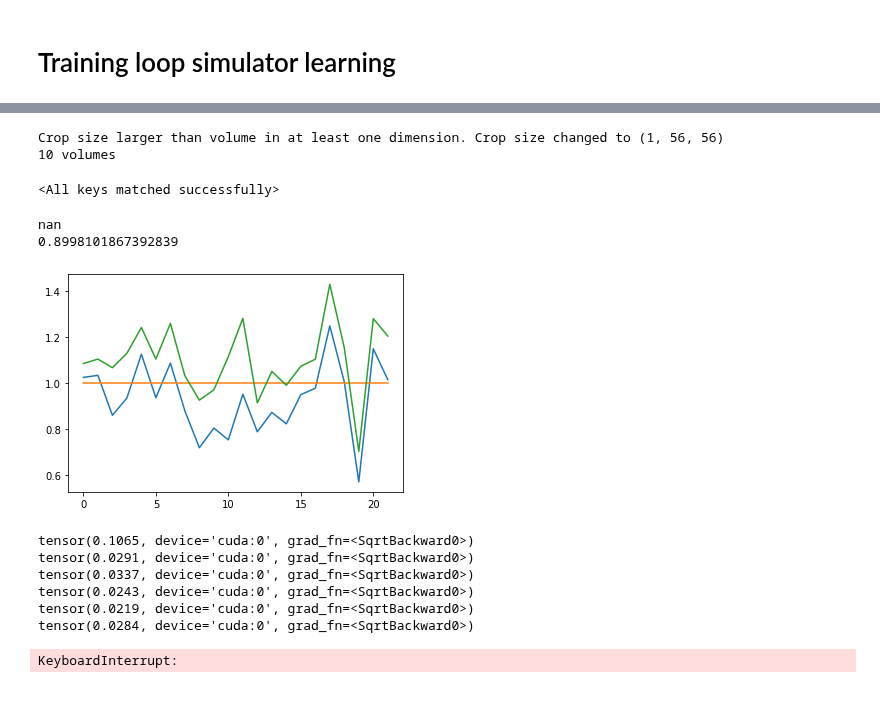
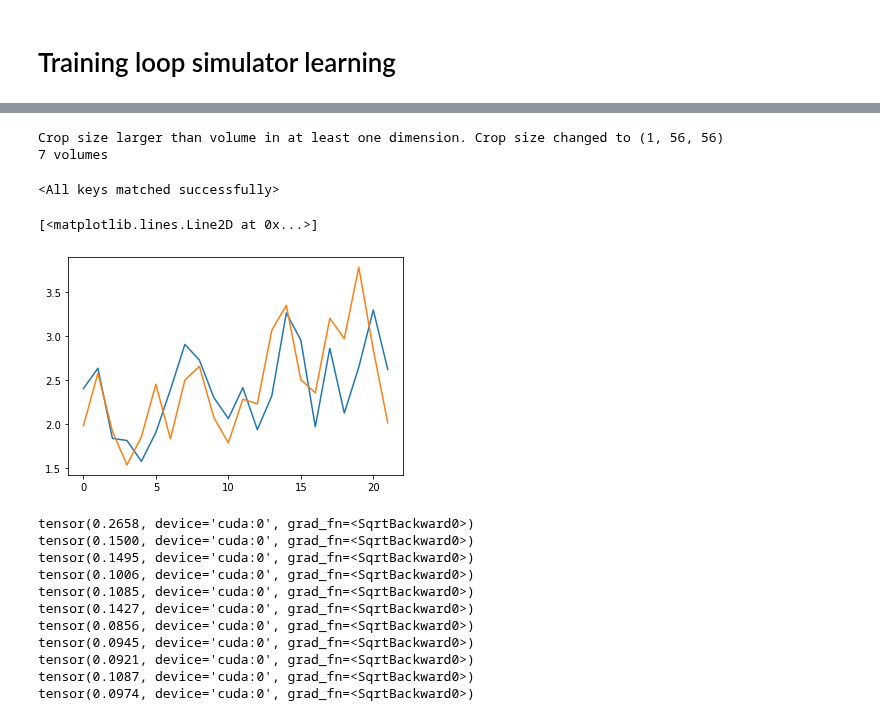
Before and after one commit to TuragaLab/decode_fish, a Jupyter notebook: nbs/27_testtime_rescale.ipynb, the cells around one changed output, grey strips where cells are left out. Drawn from its saved outputs; the diff is of its cells as text; code cells hidden in the pictures.

```diff
--- a/nbs/27_testtime_rescale.ipynb
+++ b/nbs/27_testtime_rescale.ipynb
@@ -112,12 +105,13 @@ def rescale_train(cfg,
                 print(ch_fac_loss)
 #                 print(micro.channel_facs)
 # %%
-cfg = OmegaConf.load(f'/groups/turaga/home/speisera/Mackebox/Artur/WorkDB/deepstorm/models/fishcod/MERFISH_MOp/sweep_mop_24/scale:500//train.yaml')
-cfg = OmegaConf.load(f'/groups/turaga/home/speisera/Mackebox/Artur/WorkDB/deepstorm/models/fishcod/MERFISH_sim_int/sim_int_2/channel_facs:False///train.yaml')
+cfg = OmegaConf.load(f'/groups/turaga/home/speisera/Mackebox/Artur/WorkDB/deepstorm/models/fishcod/MERFISH_MOp/sweep_mop_29/images150.tif///train.yaml')
+# cfg = OmegaConf.load(f'/groups/turaga/home/speisera/Mackebox/Artur/WorkDB/deepstorm/models/fishcod/MERFISH_sim_int/sim_int_2/channel_facs:False///train.yaml')
 
 cfg.output.log_interval = 50
 cfg.training.bs = 50
 
-cfg.training.num_iters = 5000
+cfg.training.num_iters = 500
 cfg.training.mic.opt.lr = 0.01
+cfg.training.mic.sched.step_size = 100
 codebook, targets = hydra.utils.instantiate(cfg.codebook)
@@ -142,11 +118,10 @@ RecursionError: maximum recursion depth exceeded
 # %%
-# cfg.data_path.image_path = '/groups/turaga/home/speisera/Mackebox/Artur/WorkDB/deepstorm//datasets/CodFish/MERFISH/MOp/mouse1_sample1_raw/aligned_scaled_images151.tif'
+cfg.data_path.image_path = '/groups/turaga/home/speisera/Mackebox/Artur/WorkDB/deepstorm//datasets/CodFish/MERFISH/MOp/mouse1_sample1_raw/aligned_scaled3_images47.tif'
 # %%
 # Load the model, post processing, imgages, dataloader
 model, post_proc, micro, img_3d, decode_dl = load_all(cfg)
 psf_vol = cpu(micro.psf.psf_volume)
 psf_init = cpu(micro.psf_init_vol)
-post_proc.codebook = torch.tensor(codebook)
 # %% [output]
 Crop size larger than volume in at least one dimension. Crop size changed to (1, 56, 56)
-10 volumes
+7 volumes
@@ -163,13 +141,12 @@ gt = [1.0242, 1.0332, 0.8592, 0.9347, 1.1251, 0.9358, 1.0864, 0.8788, 0.7184,
 # %%
-plt.plot(gt)
+# plt.plot(gt)
 plt.plot(init)
 plt.plot(cpu(micro.channel_facs))
-print(np.corrcoef(gt,init)[0,1])
-print(np.corrcoef(gt,cpu(micro.channel_facs))[0,1])
+# print(np.corrcoef(gt,init)[0,1])
+# print(np.corrcoef(gt,cpu(micro.channel_facs))[0,1])
 # %% [output]
-nan
-0.8998101867392839
+[<matplotlib.lines.Line2D at 0x...>]
-[figure, old version]
+[figure, new version]
 # %%
 optim_dict = {}
 optim_dict['optim_mic'] = hydra.utils.instantiate(cfg.training.mic.opt, params=micro.parameters())
@@ -180,4 +154,7 @@ post_proc.codebook = torch.tensor(code_ref)
 # %%
+losses = []
+int_means_col = []
+
 rescale_train(cfg=cfg,
      model=model,
      microscope=micro,
@@ -185,11 +162,15 @@ rescale_train(cfg=cfg,
      dl=decode_dl,
      optim_dict=optim_dict)
 # %% [output]
-tensor(0.1065, device='cuda:0', grad_fn=<SqrtBackward0>)
-tensor(0.0291, device='cuda:0', grad_fn=<SqrtBackward0>)
-tensor(0.0337, device='cuda:0', grad_fn=<SqrtBackward0>)
-tensor(0.0243, device='cuda:0', grad_fn=<SqrtBackward0>)
-tensor(0.0219, device='cuda:0', grad_fn=<SqrtBackward0>)
-tensor(0.0284, device='cuda:0', grad_fn=<SqrtBackward0>)
+tensor(0.2658, device='cuda:0', grad_fn=<SqrtBackward0>)
+tensor(0.1500, device='cuda:0', grad_fn=<SqrtBackward0>)
+tensor(0.1495, device='cuda:0', grad_fn=<SqrtBackward0>)
+tensor(0.1006, device='cuda:0', grad_fn=<SqrtBackward0>)
+tensor(0.1085, device='cuda:0', grad_fn=<SqrtBackward0>)
+tensor(0.1427, device='cuda:0', grad_fn=<SqrtBackward0>)
+tensor(0.0856, device='cuda:0', grad_fn=<SqrtBackward0>)
+tensor(0.0945, device='cuda:0', grad_fn=<SqrtBackward0>)
+tensor(0.0921, device='cuda:0', grad_fn=<SqrtBackward0>)
+tensor(0.1087, device='cuda:0', grad_fn=<SqrtBackward0>)
+tensor(0.0974, device='cuda:0', grad_fn=<SqrtBackward0>)
-KeyboardInterrupt:
 # %%
```
Also changed, not shown: parts of 16 cells of this notebook, 24 other files.
